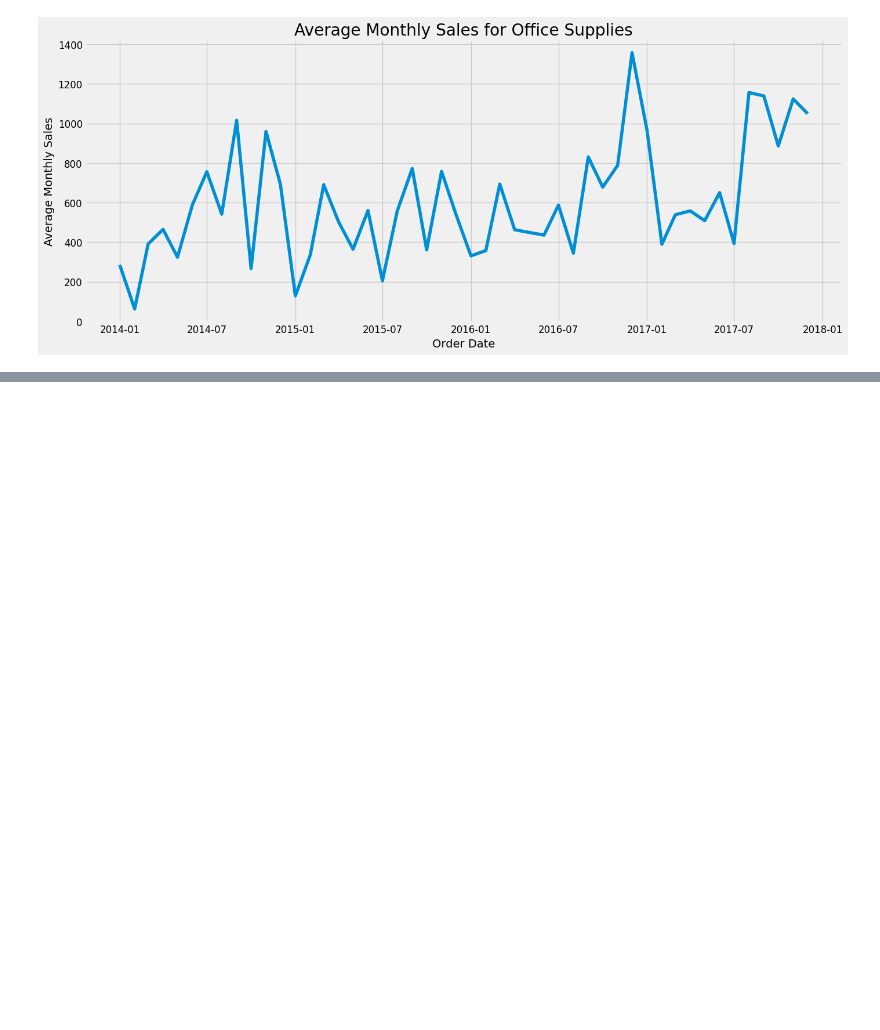
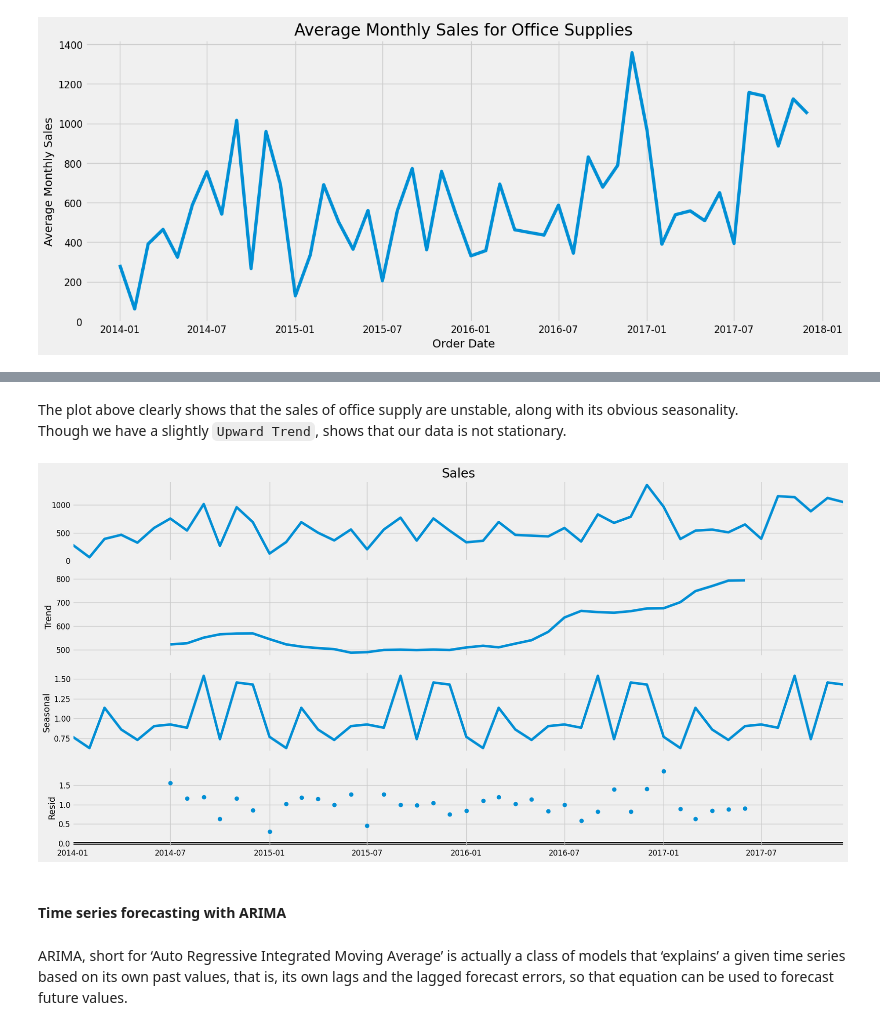
Before and after one commit to Chirag529/TimeSeries, a Jupyter notebook: analysis.ipynb, the cells around one changed output, grey strips where cells are left out. Cells and saved outputs as stored; diff of their text form; code cells hidden in the pictures; blank space fills up the shorter version.

```diff
--- a/analysis.ipynb
+++ b/analysis.ipynb
@@ -284,0 +312,17 @@ plt.show()
+# %% [markdown]
+The plot above clearly shows that the sales of office supply are unstable, along with its obvious seasonality.<br />
+Though we have a slightly `Upward Trend`, shows that our data is not stationary.
+# %%
+# Let's check seasonality, trend and noise in our data
+
+rcParams["figure.figsize"] = 18, 9
+
+decomposition = sm.tsa.seasonal_decompose(monthly_mean_sales, model='multiplicative')
+fig = decomposition.plot()
+plt.show()
+# %% [output]
+[figure, added]
+# %% [markdown]
+#### Time series forecasting with ARIMA
+# %% [markdown]
+ARIMA, short for ‘Auto Regressive Integrated Moving Average’ is actually a class of models that ‘explains’ a given time series based on its own past values, that is, its own lags and the lagged forecast errors, so that equation can be used to forecast future values.
```
Also changed, not shown: parts of 12 cells of this notebook.
